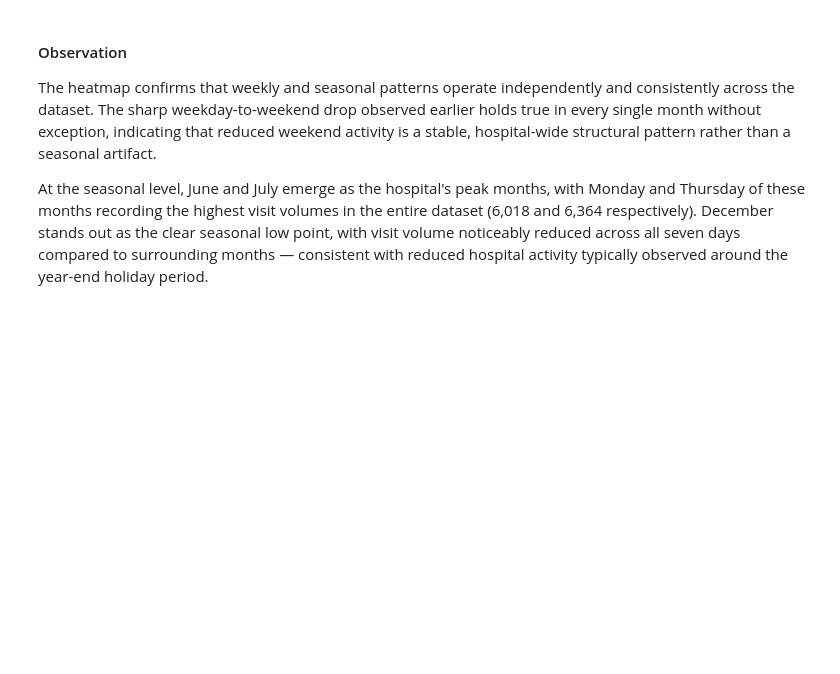
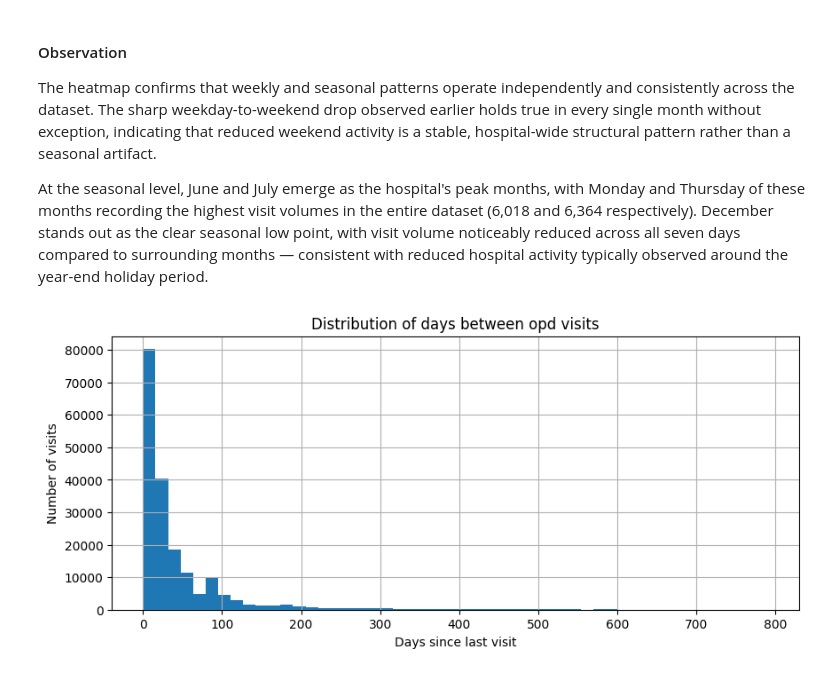
Before and after one commit to wahomelewis396/surge_sentinels, a Jupyter notebook: surge_sentinels.ipynb, the cells around one changed output. Saved outputs shown, nothing was run; the diff lists cells and outputs as text; code cells hidden in the pictures; blank space fills up the shorter version.

```diff
--- a/surge_sentinels.ipynb
+++ b/surge_sentinels.ipynb
@@ -604,3 +606,17 @@ plt.show()
 The heatmap confirms that weekly and seasonal patterns operate independently and consistently across the dataset. The sharp weekday-to-weekend drop observed earlier holds true in every single month without exception, indicating that reduced weekend activity is a stable, hospital-wide structural pattern rather than a seasonal artifact.
 
 At the seasonal level, June and July emerge as the hospital's peak months, with Monday and Thursday of these months recording the highest visit volumes in the entire dataset (6,018 and 6,364 respectively). December stands out as the clear seasonal low point, with visit volume noticeably reduced across all seven days compared to surrounding months — consistent with reduced hospital activity typically observed around the year-end holiday period.
+# %%
+# Distribution of Days between opd visits
+data_sorted = data_opd_only.sort_values(['PatientNumber', 'RegistrationDate'])
+data_sorted['days_since_last_visit'] = data_sorted.groupby('PatientNumber')['RegistrationDate'].diff().dt.days
+
+data_sorted['days_since_last_visit'].describe()
+
+data_sorted['days_since_last_visit'].hist(bins=50, figsize=(10,4))
+plt.title('Distribution of days between opd visits')
+plt.xlabel('Days since last visit')
+plt.ylabel('Number of visits')
+plt.show()
+# %% [output]
+[figure, added]
```
Also changed, not shown: parts of 7 cells of this notebook.
